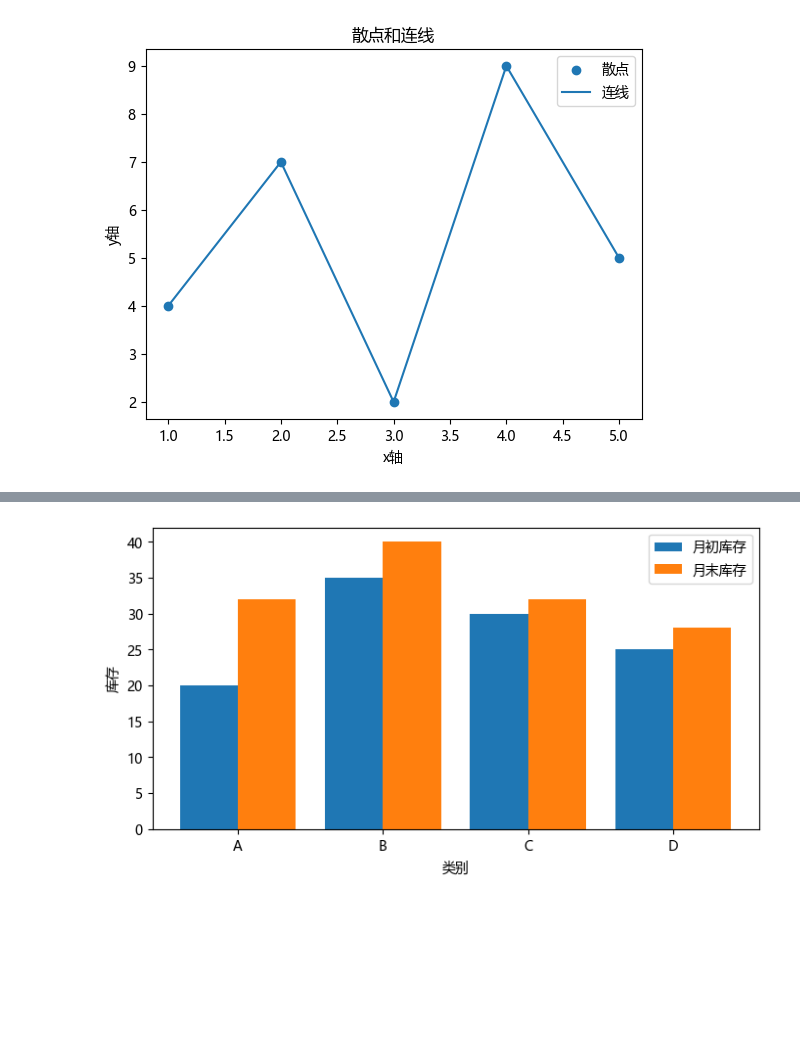
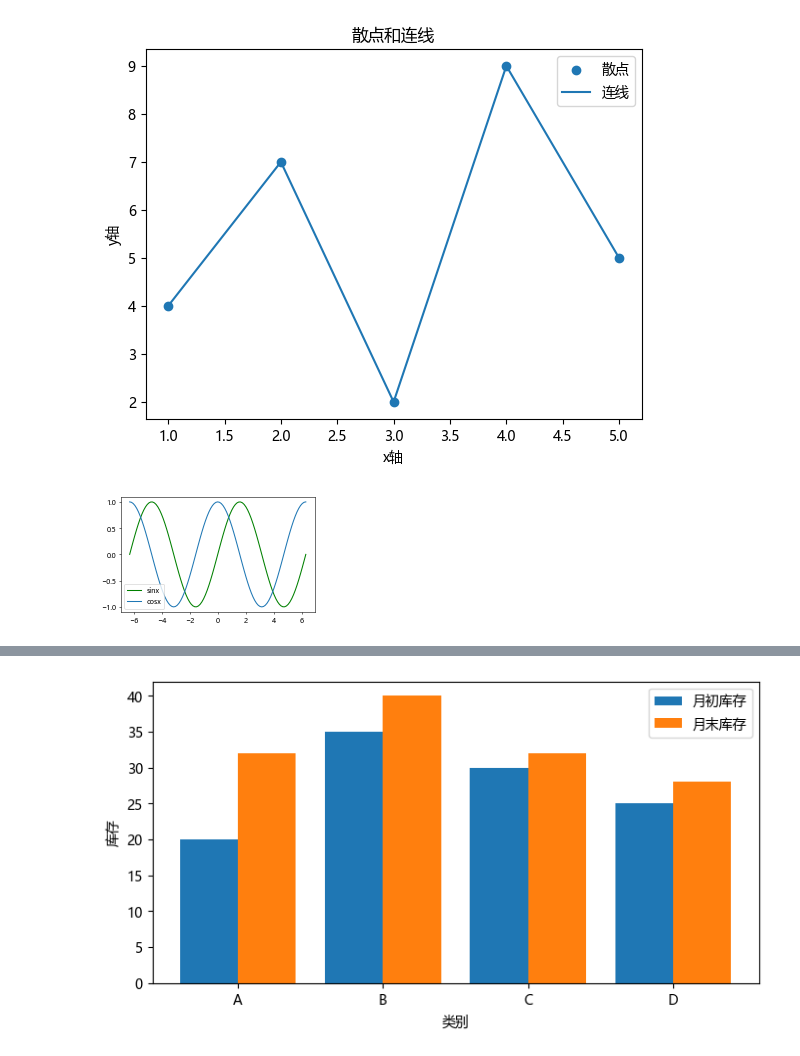
Before and after one commit to lcgong/tgbabook1-notebooks, a Jupyter notebook: ch08/0802_matplotlib.ipynb, the cells around one changed output, grey strips where cells are left out. Saved outputs shown, nothing was run; the diff lists cells and outputs as text; code cells hidden in the pictures; blank space fills up the shorter version.

```diff
--- a/ch08/0802_matplotlib.ipynb
+++ b/ch08/0802_matplotlib.ipynb
@@ -25,3 +25,12 @@ plt.ylabel('y轴')
 # %% [output]
 Text(0, 0.5, 'y轴')
 [figure]
+# %%
+x = np.linspace(-2*np.pi, 2*np.pi, num=101)
+
+plt.figure(figsize=(5, 3), dpi=50)
+plt.plot(x, np.sin(x), c='green', label='sinx')
+plt.plot(x, np.cos(x), label='cosx')
+plt.legend();
+# %% [output]
+[figure, added]
```
Also changed, not shown: parts of 8 cells of this notebook, 6 other files.
